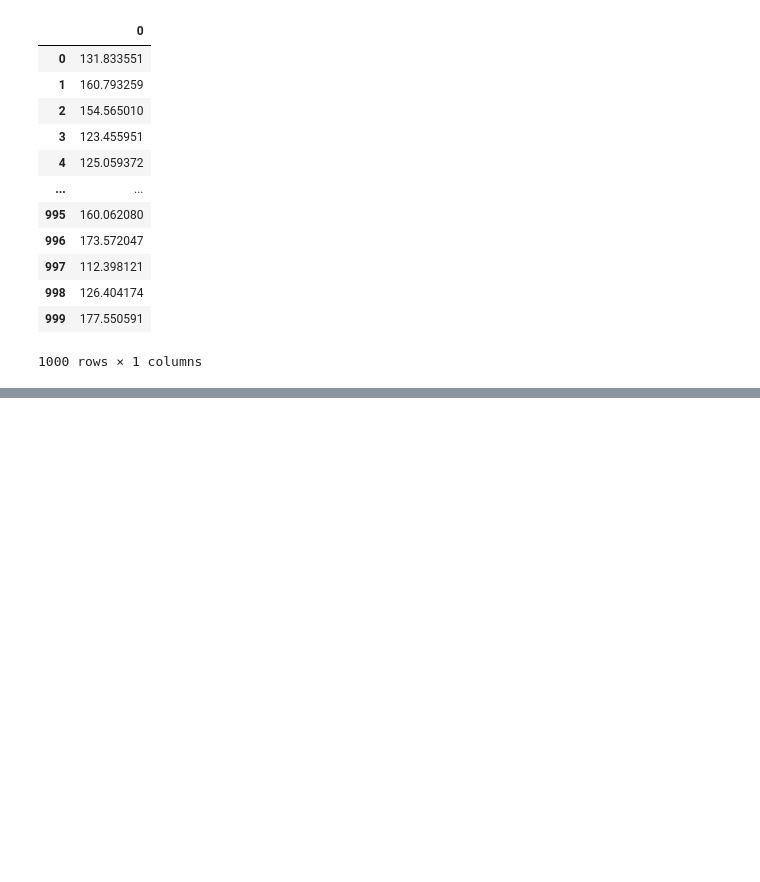
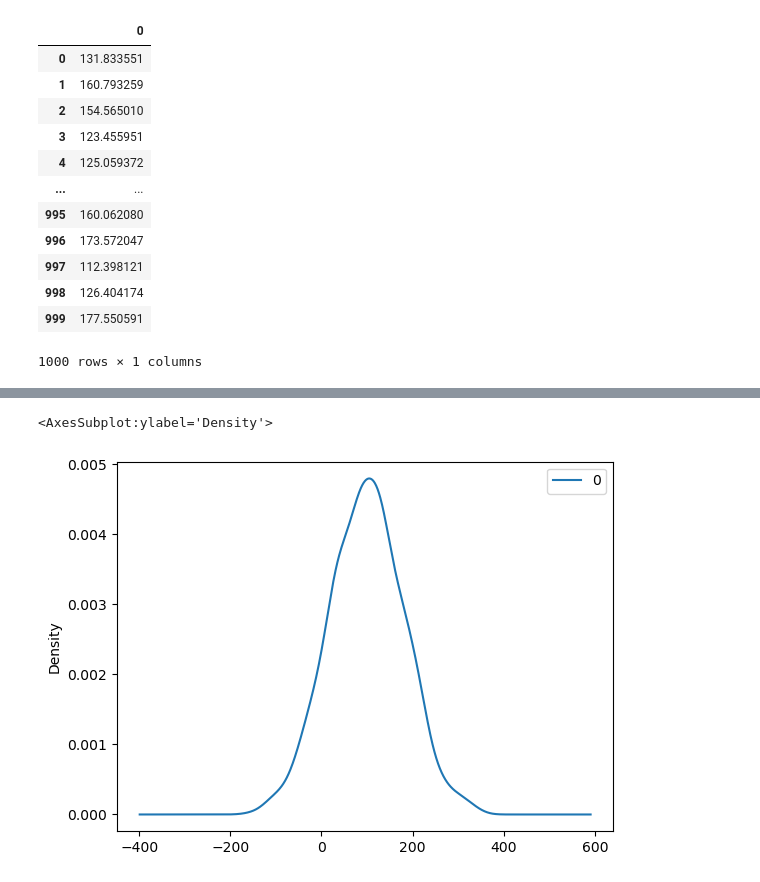
Before and after one commit to Abhilashg11/Data_science, a Jupyter notebook: Scipy/sci.ipynb, the cells around one changed output, grey strips where cells are left out. Saved outputs shown, nothing was run; the diff lists cells and outputs as text; code cells hidden in the pictures; blank space fills up the shorter version.

```diff
--- a/Scipy/sci.ipynb
+++ b/Scipy/sci.ipynb
@@ -28,0 +29,7 @@ stat_data.plot(kind='density',figsize=(3,4))
+# %%
+stat2=stats.norm.rvs(size=1000,loc=100,scale=80)
+stat_data = pd.DataFrame(stat2)
+stat_data.plot(kind='density')
+# %% [output]
+<AxesSubplot:ylabel='Density'>
+[figure, added]
```
Also changed, not shown: parts of 1 cell of this notebook.
